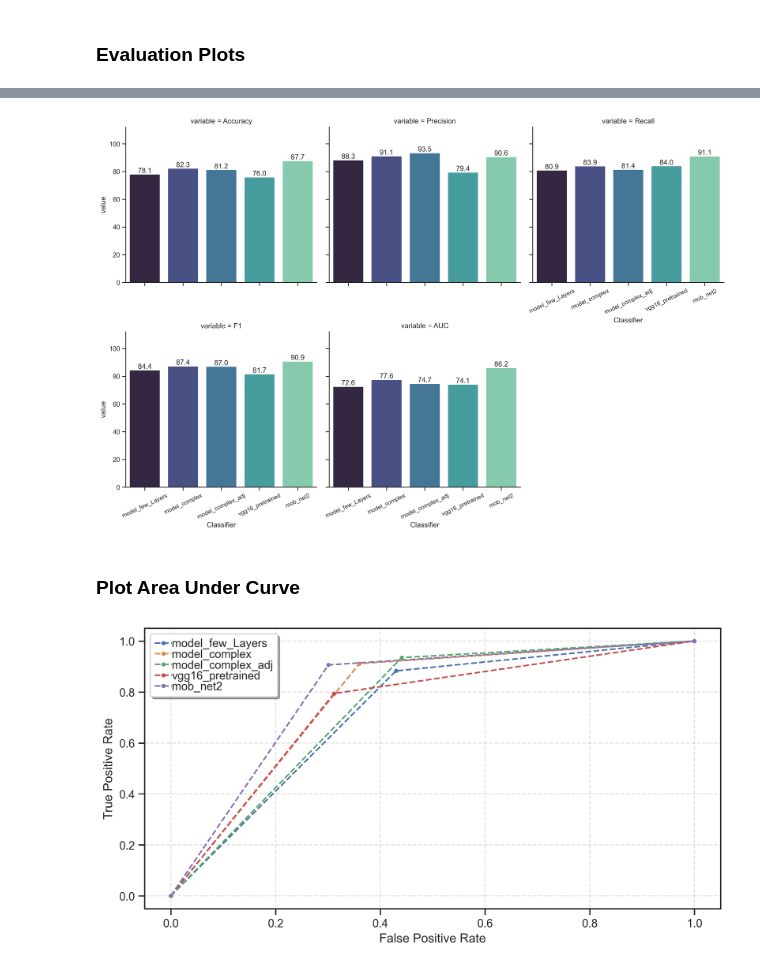
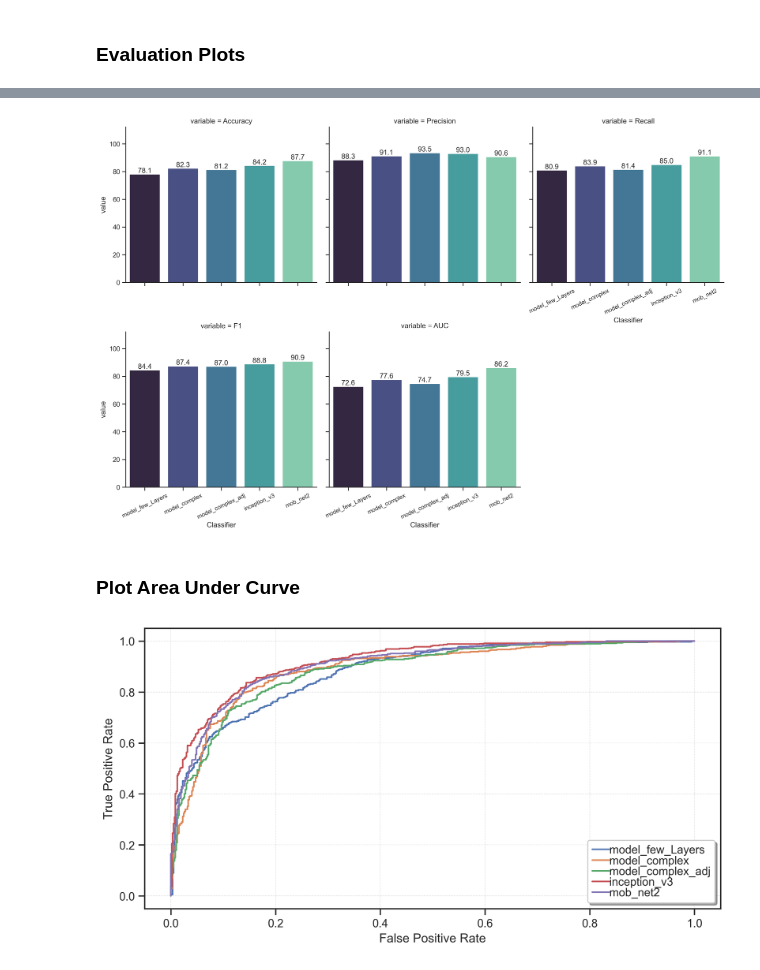
Before and after one commit to konstantinos-al/ml_project_quebec, a Jupyter notebook: Draft_report_v1.ipynb, the cells around one changed output, grey strips where cells are left out. Saved outputs shown, nothing was run; the diff lists cells and outputs as text; code cells hidden in the pictures.

```diff
--- a/Draft_report_v1.ipynb
+++ b/Draft_report_v1.ipynb
@@ -670,21 +675,18 @@ from keras.models import Model
 # %% [markdown]
 * Bulding Model
 # %%
-base_vgg16 = VGG16(
+inceptv3 = InceptionV3(
     weights = "imagenet",
     input_shape = (224, 224, 3),
     include_top = False
 )
 
-for layer in base_vgg16.layers:
+for layer in inceptv3.layers:
     layer.trainable = False
 
-vgg16_pretrained = Sequential([
-        base_vgg16,
+inception_v3 = Sequential([
+        inceptv3,
         GlobalAveragePooling2D(),
-        Dense(100, activation='relu'),
-        Dropout(0.4),
-        Dense(64, activation='relu'),
         Dense(2, activation='softmax')
     ])
-tf.keras.backend.clear_session()
+inception_v3.summary()
@@ -692,7 +711,6 @@ tf.keras.backend.clear_session()
 * Compiling Model
 # %%
 opt = optimizers.Adam(learning_rate=learning_Rate*10)
-vgg16_pretrained.compile(optimizer = opt,
+inception_v3.compile(optimizer = opt,
                         loss = "categorical_crossentropy",
                         metrics = ['accuracy', 'Recall', 'Precision', 'AUC'])
-vgg16_pretrained.summary()
@@ -717,7 +717,7 @@ _________________________________________________________________
 # %% [markdown]
 * Fitting Model
 # %%
-model_4 = vgg16_pretrained.fit(
+model_4 = inception_v3.fit(
                     x = X_train,
                     y = y_train,
                     epochs = num_Epochs,
@@ -966,13 +971,13 @@ from sklearn import model_selection
 classifiers = [model_few_Layers,
     model_complex,
     model_complex_adj,
-    vgg16_pretrained,
+    inception_v3,
     mob_net2
     ]
 name_of_model = ["model_few_Layers",
     "model_complex",
     "model_complex_adj",
-    "vgg16_pretrained",
+    "inception_v3",
     "mob_net2"
     ]
 # %%
@@ -1194,6 +1199,6 @@ for ax in g.axes.ravel():
 g.set_xticklabels(fontsize=10, rotation=25) # rotate the labels so they don't overlap
 plt.tight_layout() # fit everything into the figure
 # %% [output]
-[figure, old version]
+[figure, new version]
 # %% [markdown]
 ### Plot Area Under Curve
@@ -1204,43 +1211,39 @@ labels=[]
 # Figure Size
 plt.subplots(figsize =(10, 5))
 
-
 # Add x, y gridlines
 plt.grid(visible = True, color ='dimgrey',
-        linestyle = '--', linewidth = 1,
+        linestyle = '--', linewidth = 0.5,
         alpha = 0.2)
 
 # Plot several different AUC
 for clf in classifiers:
 
   name = name_of_model[i]
 
   i+=1
 
-  y_true = np.argmax(y_test, axis = 1)[:]
-
-  pred = clf.predict(X_test,verbose = 0) # Predict prob and get Class Indices
-  y_pred= np.argmax(pred, axis = 1)[:]
+  pred = clf.predict(X_test, verbose = 0).ravel() # Predict prob and get Class Indices
 
    # calculate roc curves
-  ns_fpr, ns_tpr, _ = roc_curve(y_true, y_pred)
+  ns_fpr, ns_tpr, _ = metrics.roc_curve(y_test.ravel(), pred)
 
    # plot the roc curve for the model
-  plt.plot(ns_fpr, ns_tpr, marker='.', linestyle='--', label=name)
+  plt.plot(ns_fpr, ns_tpr, linestyle='-', label=name)
   labels.append(name)
 
 # axis labels
 plt.xlabel('False Positive Rate')
 plt.ylabel('True Positive Rate')
 plt.legend(labels,
           columnspacing=1.0,
           labelspacing=0.0,
           handletextpad=0.0,
           handlelength=1.5,
           fancybox=True,
           shadow=True)
 
 # show the plot
 plt.show()
 # %% [output]
-[figure, old version]
+[figure, new version]
```
Also changed, not shown: parts of 27 cells of this notebook, 7 other files.
